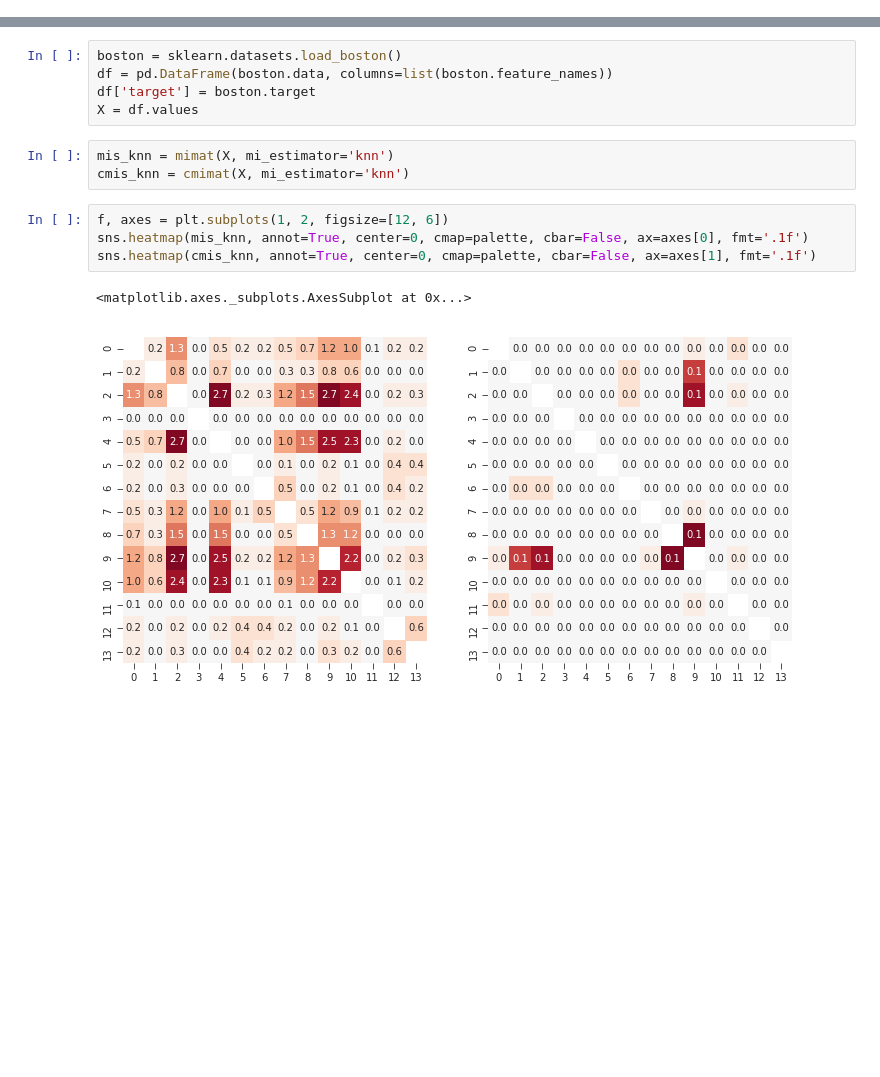
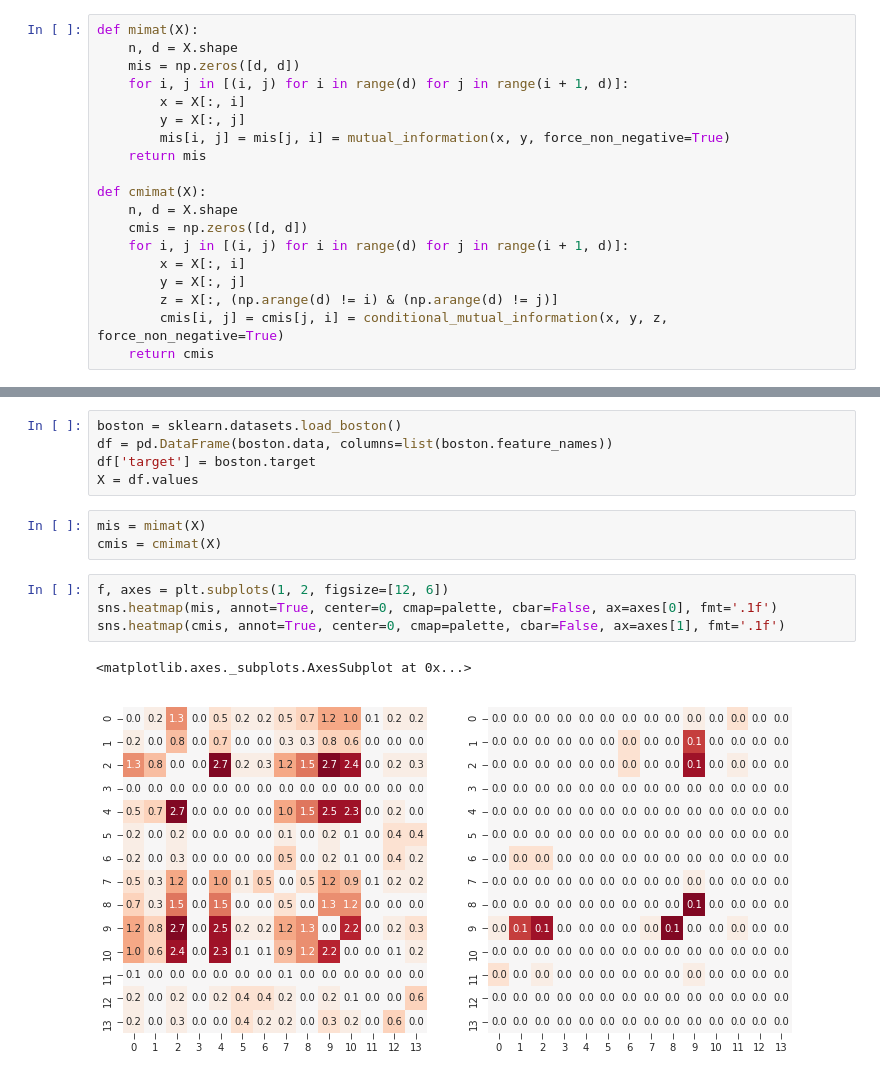
Before and after one commit to ytakashina/depynd, a Jupyter notebook: notebooks/information.ipynb, the cells around one changed output, grey strips where cells are left out. Saved outputs shown, nothing was run; the diff lists cells and outputs as text; blank space fills up the shorter version.

Commit message:
Removed mimat & cmimat from information module

```diff
--- a/notebooks/information.ipynb
+++ b/notebooks/information.ipynb
@@ -23,4 +23,23 @@ iris = sklearn.datasets.load_iris()
 df = pd.DataFrame(iris.data, columns=list(iris.feature_names))
 df['target'] = iris.target
 X = df.values
+# %%
+def mimat(X):
+    n, d = X.shape
+    mis = np.zeros([d, d])
+    for i, j in [(i, j) for i in range(d) for j in range(i + 1, d)]:
+        x = X[:, i]
+        y = X[:, j]
+        mis[i, j] = mis[j, i] = mutual_information(x, y, force_non_negative=True)
+    return mis
+
+def cmimat(X):
+    n, d = X.shape
+    cmis = np.zeros([d, d])
+    for i, j in [(i, j) for i in range(d) for j in range(i + 1, d)]:
+        x = X[:, i]
+        y = X[:, j]
+        z = X[:, (np.arange(d) != i) & (np.arange(d) != j)]
+        cmis[i, j] = cmis[j, i] = conditional_mutual_information(x, y, z, force_non_negative=True)
+    return cmis
 # %%
@@ -39,12 +58,12 @@ df = pd.DataFrame(boston.data, columns=list(boston.feature_names))
 df['target'] = boston.target
 X = df.values
 # %%
-mis_knn = mimat(X, mi_estimator='knn')
-cmis_knn = cmimat(X, mi_estimator='knn')
+mis = mimat(X)
+cmis = cmimat(X)
 # %%
 f, axes = plt.subplots(1, 2, figsize=[12, 6])
-sns.heatmap(mis_knn, annot=True, center=0, cmap=palette, cbar=False, ax=axes[0], fmt='.1f')
-sns.heatmap(cmis_knn, annot=True, center=0, cmap=palette, cbar=False, ax=axes[1], fmt='.1f')
+sns.heatmap(mis, annot=True, center=0, cmap=palette, cbar=False, ax=axes[0], fmt='.1f')
+sns.heatmap(cmis, annot=True, center=0, cmap=palette, cbar=False, ax=axes[1], fmt='.1f')
 # %% [output]
 <matplotlib.axes._subplots.AxesSubplot at 0x...>
-[figure, old version]
+[figure, new version]
```
Also changed, not shown: parts of 4 cells of this notebook, 4 other files.
